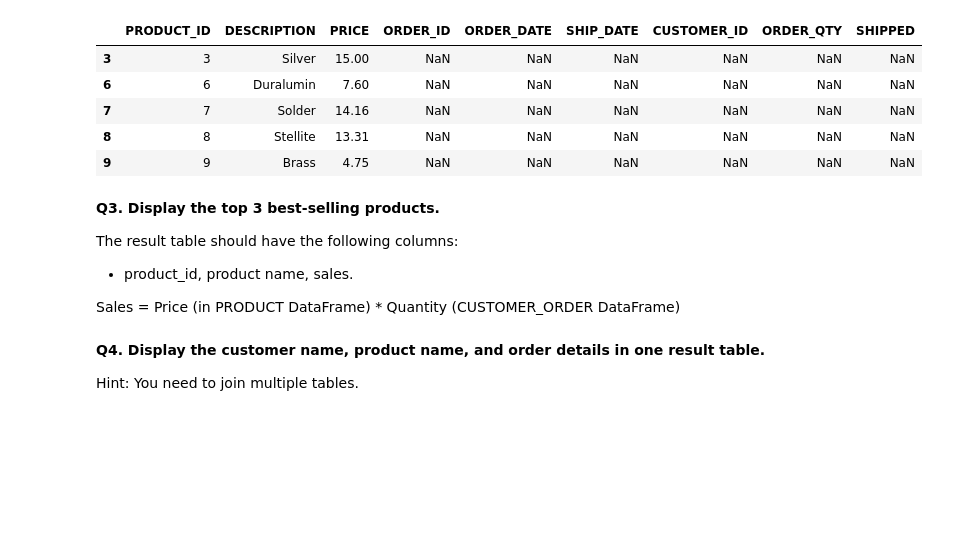
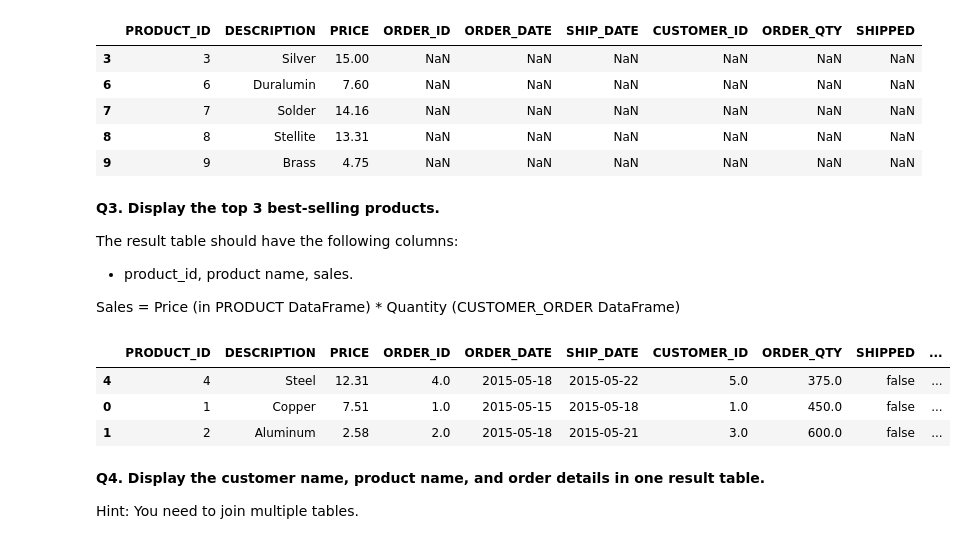
Before and after one commit to Colin7537/Programming-for-Analytics_ChanjoongKim, a Jupyter notebook: session_5_join_and_combine_datasets.ipynb, the cells around one changed output. Drawn from its saved outputs; the diff is of its cells as text; code cells hidden in the pictures; blank space fills up the shorter version.

```diff
--- a/session_5_join_and_combine_datasets.ipynb
+++ b/session_5_join_and_combine_datasets.ipynb
@@ -502,3 +500,18 @@ Sales = Price (in PRODUCT DataFrame) * Quantity (CUSTOMER_ORDER DataFrame)
+# %%
+# your turn
+prducts_with_orders["SALES"] = None
+prducts_with_orders['SALES'] = prducts_with_orders['PRICE'] * prducts_with_orders['ORDER_QTY']
+prducts_with_orders.sort_values(by="SALES", ascending = False).head(3)
+
+#top3 = (prducts_with_orders
+#        .groupby(['PRODUCT_ID', 'DESCRIPTION'], as_index=False)['SALES'].sum()
+#        .nlargest(3, 'SALES'))
+#top3
+# %% [output]
+|  | PRODUCT_ID | DESCRIPTION | PRICE | ORDER_ID | ORDER_DATE | SHIP_DATE | CUSTOMER_ID | ORDER_QTY | SHIPPED | ... |
+| 4 | 4 | Steel | 12.31 | 4.0 | 2015-05-18 | 2015-05-22 | 5.0 | 375.0 | false | ... |
+| 0 | 1 | Copper | 7.51 | 1.0 | 2015-05-15 | 2015-05-18 | 1.0 | 450.0 | false | ... |
+| 1 | 2 | Aluminum | 2.58 | 2.0 | 2015-05-18 | 2015-05-21 | 3.0 | 600.0 | false | ... |
 # %% [markdown]
 **Q4. Display the customer name, product name, and order details in one result table.**
 
```
Also changed, not shown: parts of 1 cell of this notebook.
